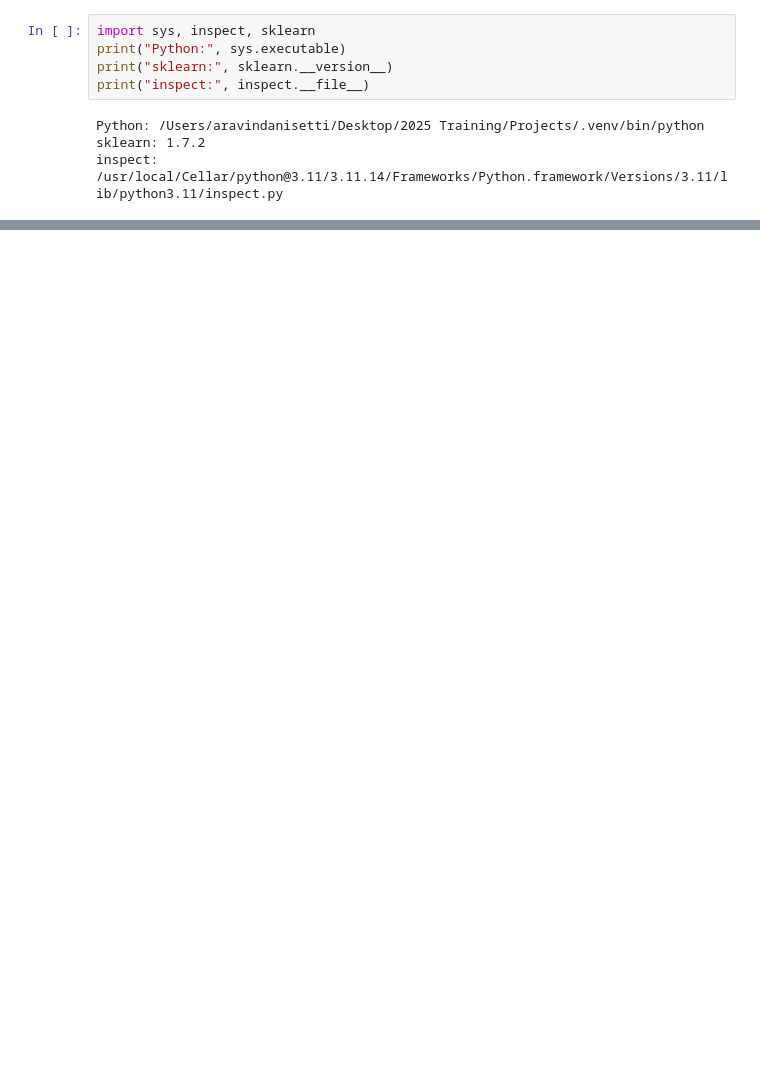
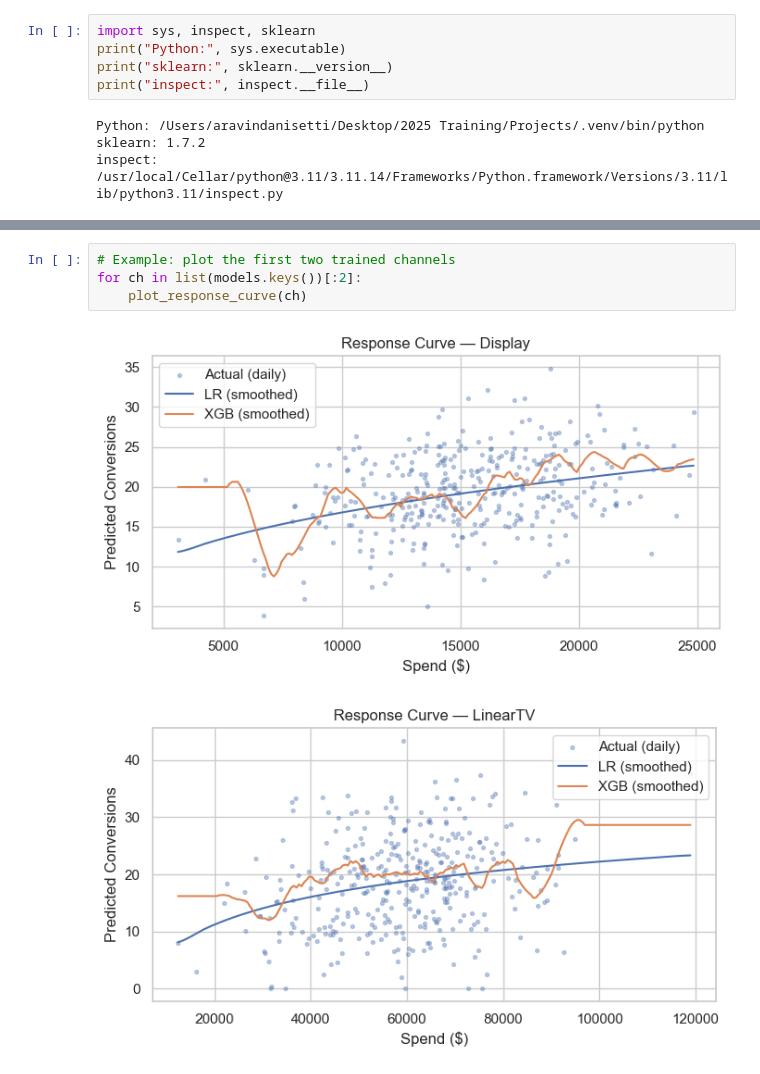
Before and after one commit to aravind-bit/oneplan-ai, a Jupyter notebook: notebooks/03_model_response_curves.ipynb, the cells around one changed output, grey strips where cells are left out. Cells and saved outputs as stored; diff of their text form; blank space fills up the shorter version.

```diff
--- a/notebooks/03_model_response_curves.ipynb
+++ b/notebooks/03_model_response_curves.ipynb
@@ -228 +233,8 @@ for ch in channels[:2]:
+# %%
+# Example: plot the first two trained channels
+for ch in list(models.keys())[:2]:
+    plot_response_curve(ch)
+# %% [output]
+[figure, added]
+[figure, added]
 # %%
```
Also changed, not shown: parts of 6 cells of this notebook, 22 other files.
